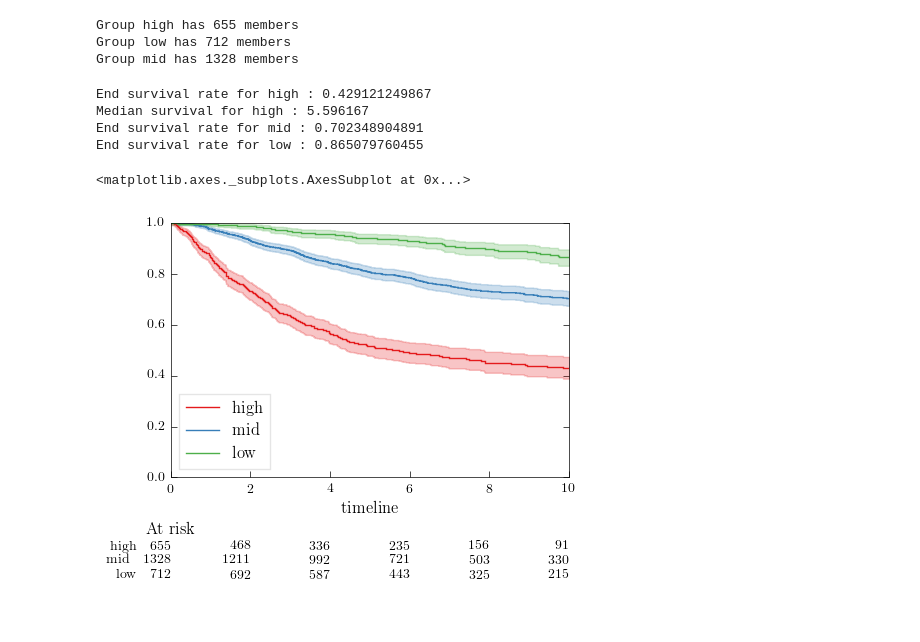
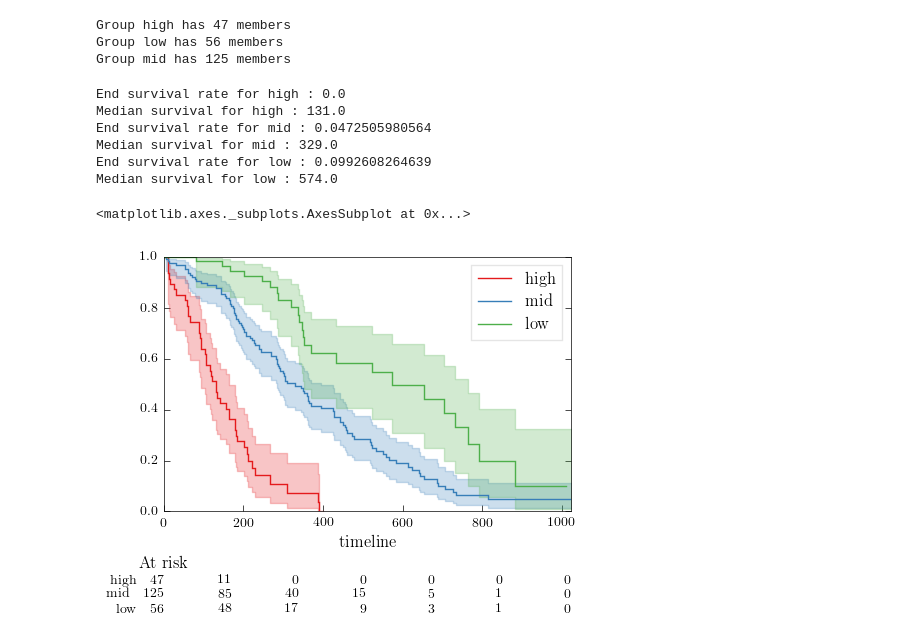
Before and after one commit to spacecowboy/article-annriskgroups-source, a Jupyter notebook: AnnGroups.ipynb, the cells around one changed output. Cells and saved outputs as stored; diff of their text form; code cells hidden in the pictures.

```diff
--- a/AnnGroups.ipynb
+++ b/AnnGroups.ipynb
@@ -89,70 +91,48 @@ for i in range(netcount):
 
 e = ClassEnsemble(hnets, lnets)
 # %%
-e.learn(din, dout)
+e.fit(d, durcol, eventcol)
 
-grouplabels, mems = e.label_data(din)
+# grouplabels = e.predict_classes
+grouplabels, mems = e.label_data(d)
 for l, m in mems.items():
     print("Group", l, "has", len(m), "members")
+# %% [output]
+Group high has 47 members
+Group low has 56 members
+Group mid has 125 members
-# %%
-def label_data(net, data_in):
-    '''
-    Returns the group labels of each input pattern in data_in:
-    (grouplabels, members)
-    '''
-    grouplabels = []
-    members = {}
-
-    for idx, tin in enumerate(data_in):
-        label = net.predict_class(tin)
-        grouplabels.append(label)
-
-        # Add index to member list
-        if label not in members:
-            members[label] = []
-        members[label].append(idx)
-
-    grouplabels = np.array(grouplabels)
-
-    return grouplabels, members
-
-grouplabels, mems = label_data(e, din)
-for l, m in mems.items():
-    print("Group", l, "has", len(m), "members")
-# %% [output]
-Group high has 655 members
-Group low has 712 members
-Group mid has 1328 members
 # %%
 from lifelines.plotting import add_at_risk_counts
 from lifelines.estimation import KaplanMeierFitter
 from lifelines.estimation import median_survival_times
 
 plt.figure()
 
 fitters = []
 for g in ['high', 'mid', 'low']:
     kmf = KaplanMeierFitter()
     fitters.append(kmf)
     members = grouplabels == g
 
-    kmf.fit(dout[members, 0],
-            dout[members, 1],
+    kmf.fit(d.loc[members, durcol],
+            d.loc[members, eventcol],
             label='{}'.format(g))
     kmf.plot(ax=plt.gca())#, color=plt.colors[mi])
     print("End survival rate for", g, ":",kmf.survival_function_.iloc[-1, 0])
     if kmf.survival_function_.iloc[-1, 0] <= 0.5:
         print("Median survival for", g, ":",
               median_survival_times(kmf.survival_function_))
 
 plt.legend(loc='best', framealpha=0.1)
 
 plt.ylim((0, 1))
 add_at_risk_counts(*fitters)
 # %% [output]
-End survival rate for high : 0.429121249867
-Median survival for high : 5.596167
-End survival rate for mid : 0.702348904891
-End survival rate for low : 0.865079760455
+End survival rate for high : 0.0
+Median survival for high : 131.0
+End survival rate for mid : 0.0472505980564
+Median survival for mid : 329.0
+End survival rate for low : 0.0992608264639
+Median survival for low : 574.0
 <matplotlib.axes._subplots.AxesSubplot at 0x...>
-[figure, old version]
+[figure, new version]
```
Also changed, not shown: parts of 2 cells of this notebook, 7 other files.
